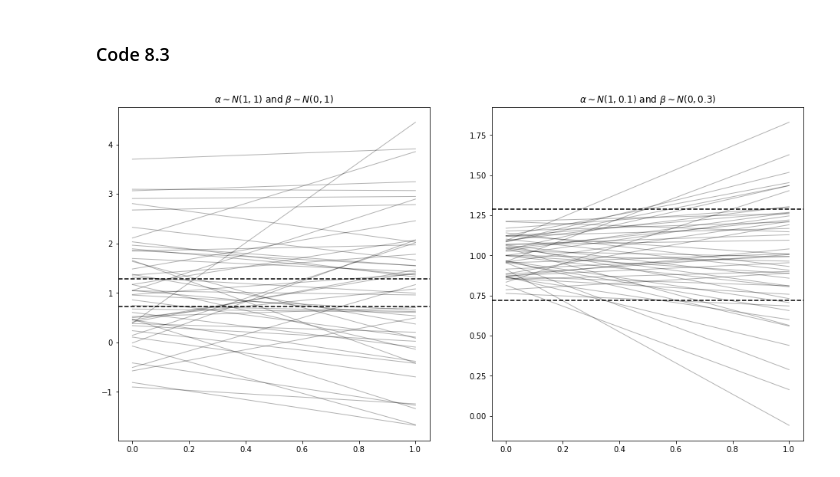
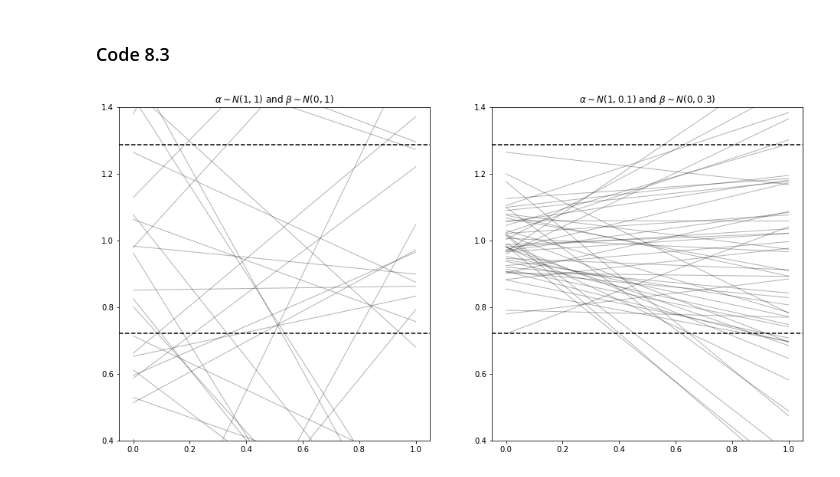
Before and after one commit to somnath1077/statistical_rethinking, a Jupyter notebook: code/ch08/nb01_rugged_model.ipynb, the cells around one changed output. Cells and saved outputs as stored; diff of their text form; code cells hidden in the pictures.

```diff
--- a/code/ch08/nb01_rugged_model.ipynb
+++ b/code/ch08/nb01_rugged_model.ipynb
@@ -144,22 +144,24 @@ with m_8_1t:
 # %%
 fig, (ax1, ax2) = plt.subplots(1, 2, figsize=(16, 8))
 
 # For plotting multiple lines simultaneously, the data for each line segment should be in column-major format
 rugged_xvals = np.linspace(0.0, 1.0, num=N_OBS).reshape(-1, 1)
 
 matrix_1 = m_8_1_prior['a'].reshape(1, -1) + rugged_xvals.reshape(-1, 1) * m_8_1_prior['b'].reshape(1, -1)
 matrix_2 = m_8_1t_prior['a'].reshape(1, -1) + rugged_xvals.reshape(-1, 1) * m_8_1t_prior['b'].reshape(1, -1)
 
 ax1.plot(rugged_xvals, matrix_1, color="k", lw=1, alpha=0.3)
 ax1.set_title(r'$\alpha \sim N(1, 1)$ and $\beta \sim N(0, 1)$')
 ax1.axhline(y=df_gdp['log_gdp_std'].min(), xmin=0.0, xmax=1.0, linestyle='--', color='k')
 ax1.axhline(y=df_gdp['log_gdp_std'].max(), xmin=0.0, xmax=1.0, linestyle='--', color='k')
+ax1.set_ylim(0.4, 1.4)
 
 ax2.plot(rugged_xvals, matrix_2, color="k", lw=1, alpha=0.3)
 ax2.set_title(r'$\alpha \sim N(1, 0.1)$ and $\beta \sim N(0, 0.3)$')
 ax2.axhline(y=df_gdp['log_gdp_std'].min(), xmin=0.0, xmax=1.0, linestyle='--', color='k')
 ax2.axhline(y=df_gdp['log_gdp_std'].max(), xmin=0.0, xmax=1.0, linestyle='--', color='k')
+ax2.set_ylim(0.4, 1.4)
 
 plt.show()
 # %% [output]
-[figure, old version]
+[figure, new version]
```
